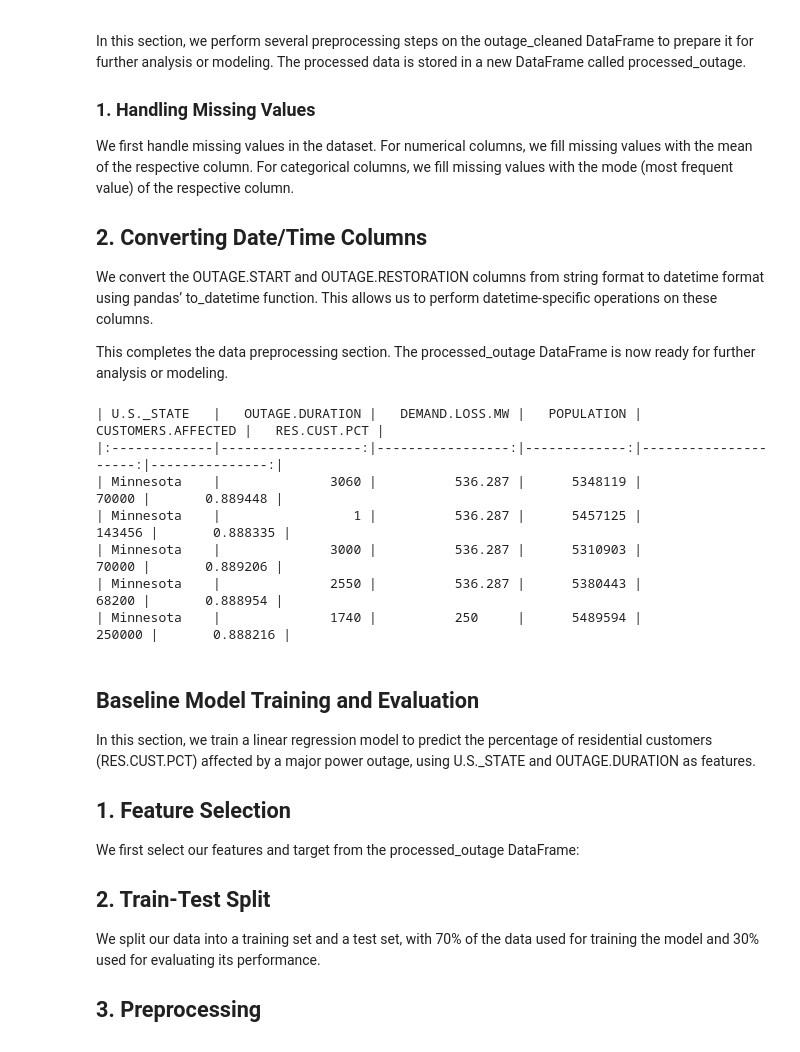
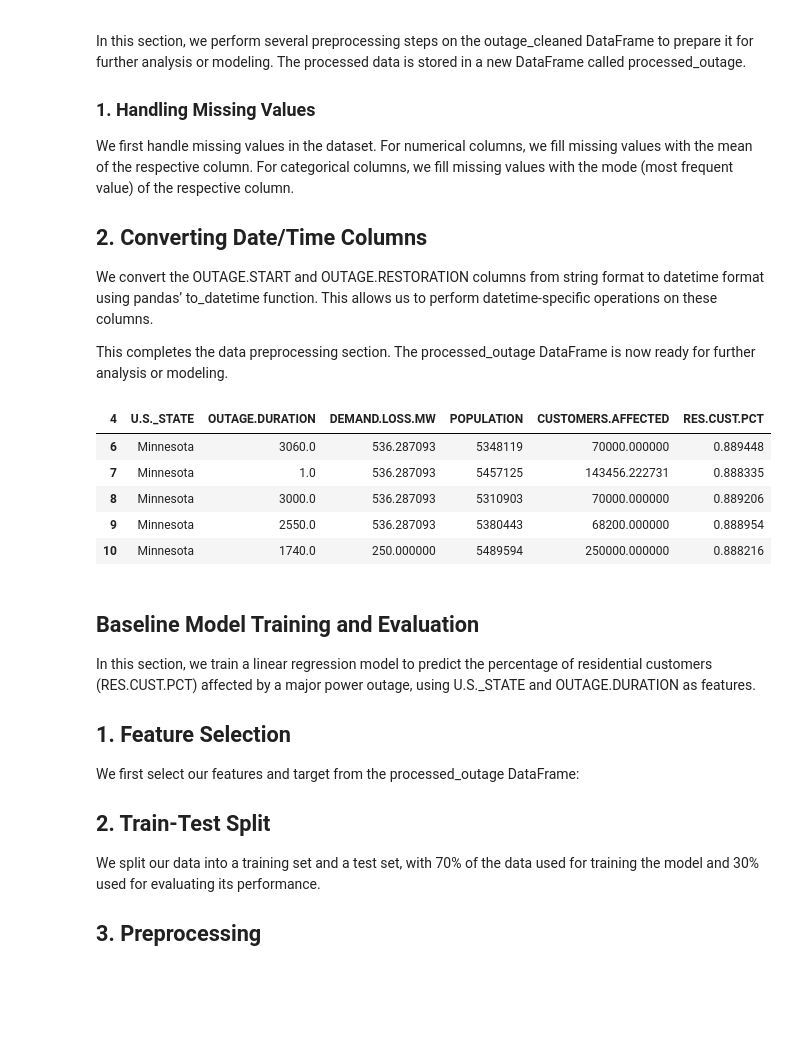
Before and after one commit to ayinfly/lights-out, a Jupyter notebook: proj5_template.ipynb, the cells around one changed output. Saved outputs shown, nothing was run; the diff lists cells and outputs as text; code cells hidden in the pictures; blank space fills up the shorter version.

```diff
--- a/proj5_template.ipynb
+++ b/proj5_template.ipynb
@@ -88,37 +88,37 @@ This completes the data preprocessing section. The processed_outage DataFrame is
 # %%
 import pandas as pd
 import numpy as np
 
 processed_outage = outage_cleaned.copy()
 
 # Convert Date/Time Columns
 processed_outage['OUTAGE.START'] = pd.to_datetime(processed_outage['OUTAGE.START'])
 processed_outage['OUTAGE.RESTORATION'] = pd.to_datetime(processed_outage['OUTAGE.RESTORATION'])
 
 # Create a new feature for outage duration in minutes
 processed_outage['OUTAGE.DURATION'] = (processed_outage['OUTAGE.RESTORATION'] - processed_outage['OUTAGE.START']).dt.total_seconds() / 60
 
 # Fill numerical columns with the mean
 num_cols = ['OUTAGE.DURATION', 'DEMAND.LOSS.MW', 'POPULATION', 'CUSTOMERS.AFFECTED']
 for col in num_cols:
     processed_outage[col] = processed_outage[col].fillna(processed_outage[col].mean())
 
 # Fill categorical columns with the mode
 cat_cols = ['U.S._STATE']
 processed_outage[cat_cols] = processed_outage[cat_cols].fillna(processed_outage[cat_cols].mode().iloc[0])
 
 # Convert RES.CUST.PCT to percentage
 processed_outage["RES.CUST.PCT"] = processed_outage["RES.CUST.PCT"] / 100
 
 processed_outage = processed_outage[['U.S._STATE', 'OUTAGE.DURATION', 'DEMAND.LOSS.MW', 'POPULATION', 'CUSTOMERS.AFFECTED', 'RES.CUST.PCT']]
+processed_outage .head()
 # %% [output]
-| U.S._STATE   |   OUTAGE.DURATION |   DEMAND.LOSS.MW |   POPULATION |   CUSTOMERS.AFFECTED |   RES.CUST.PCT |
-|:-------------|------------------:|-----------------:|-------------:|---------------------:|---------------:|
-| Minnesota    |              3060 |          536.287 |      5348119 |                70000 |       0.889448 |
-| Minnesota    |                 1 |          536.287 |      5457125 |               143456 |       0.888335 |
-| Minnesota    |              3000 |          536.287 |      5310903 |                70000 |       0.889206 |
-| Minnesota    |              2550 |          536.287 |      5380443 |                68200 |       0.888954 |
-| Minnesota    |              1740 |          250     |      5489594 |               250000 |       0.888216 |
+| 4 | U.S._STATE | OUTAGE.DURATION | DEMAND.LOSS.MW | POPULATION | CUSTOMERS.AFFECTED | RES.CUST.PCT |
+| 6 | Minnesota | 3060.0 | 536.287093 | 5348119 | 70000.000000 | 0.889448 |
+| 7 | Minnesota | 1.0 | 536.287093 | 5457125 | 143456.222731 | 0.888335 |
+| 8 | Minnesota | 3000.0 | 536.287093 | 5310903 | 70000.000000 | 0.889206 |
+| 9 | Minnesota | 2550.0 | 536.287093 | 5380443 | 68200.000000 | 0.888954 |
+| 10 | Minnesota | 1740.0 | 250.000000 | 5489594 | 250000.000000 | 0.888216 |
 # %% [markdown]
 ## Baseline Model Training and Evaluation
 In this section, we train a linear regression model to predict the percentage of residential customers (RES.CUST.PCT) affected by a major power outage, using U.S._STATE and OUTAGE.DURATION as features.
```
Also changed, not shown: parts of 5 cells of this notebook, 3 other files.
